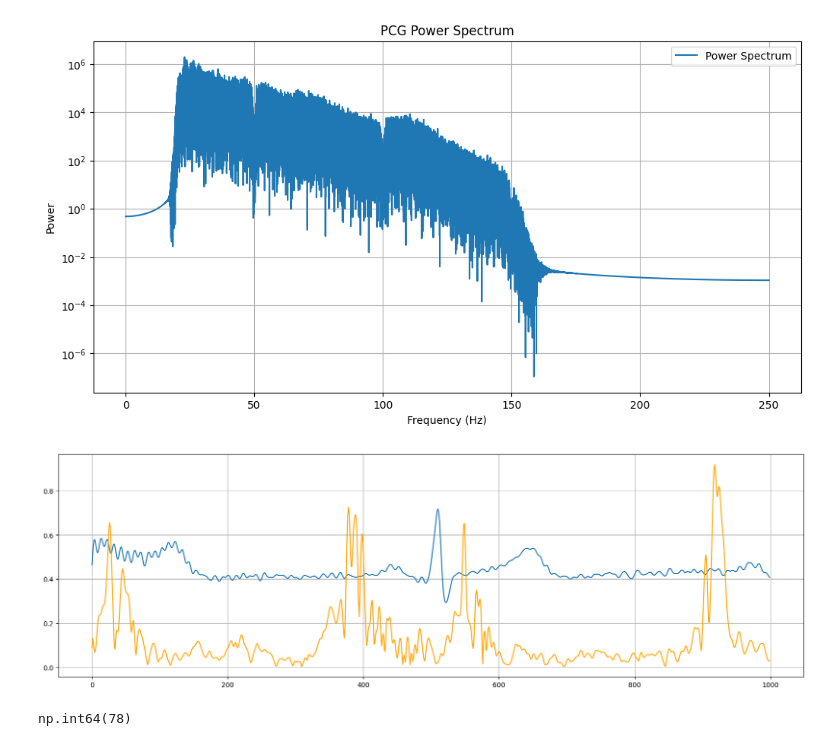
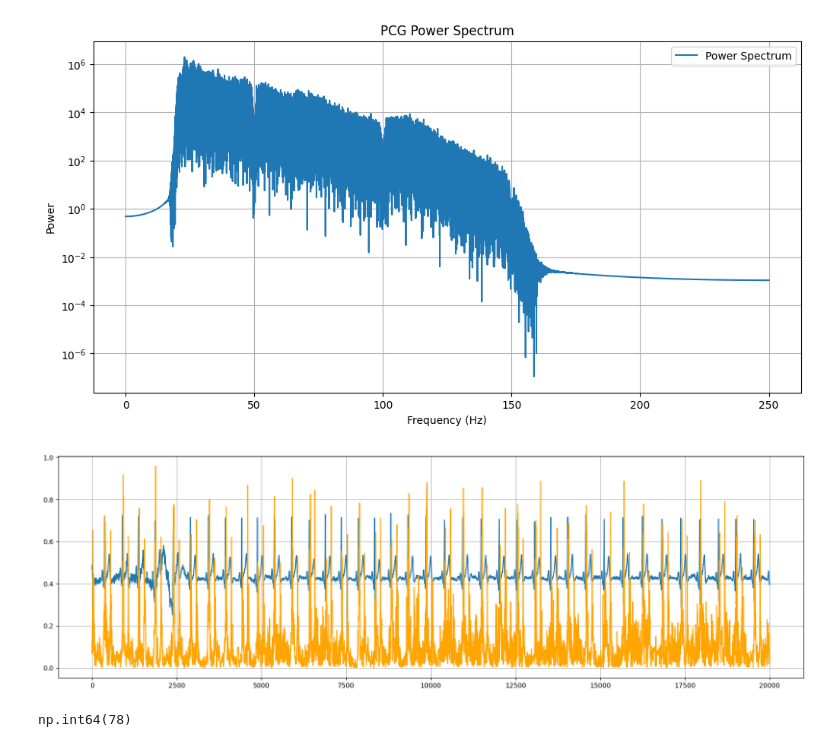
Before and after one commit to djorgeext/pcg-ecg-analysis, a Jupyter notebook: procesamiento_ecg_500Hz.ipynb, the cells around one changed output. Saved outputs shown, nothing was run; the diff lists cells and outputs as text; code cells hidden in the pictures.

```diff
--- a/procesamiento_ecg_500Hz.ipynb
+++ b/procesamiento_ecg_500Hz.ipynb
@@ -121,16 +121,16 @@ plt.show()
 # %% [output]
 [figure]
 # %%
-n = 1000
+n = 20000
 ecg_normalized = (ecg_signal[:, 1] - np.min(ecg_signal[:, 1])) / (np.max(ecg_signal[:, 1]) - np.min(ecg_signal[:, 1]))
 envol_normalized = (envol - np.min(envol)) / (np.max(envol) - np.min(envol))
 plt.figure(figsize=(20, 6))
-plt.plot(ecg_normalized[:n], label='Filtered ECG Channel 2')
+plt.plot(ecg_normalized[137:n+137], label='Filtered ECG Channel 2')
 plt.plot(envol_normalized[:n], label='Filtered PCG Signal', color='orange')
 plt.grid(True)
 plt.show()
 # %% [output]
-[figure, old version]
+[figure, new version]
 # %%
 np.argmax(envol[300:500])
 # %% [output]
```
Also changed, not shown: parts of 1 cell of this notebook.
